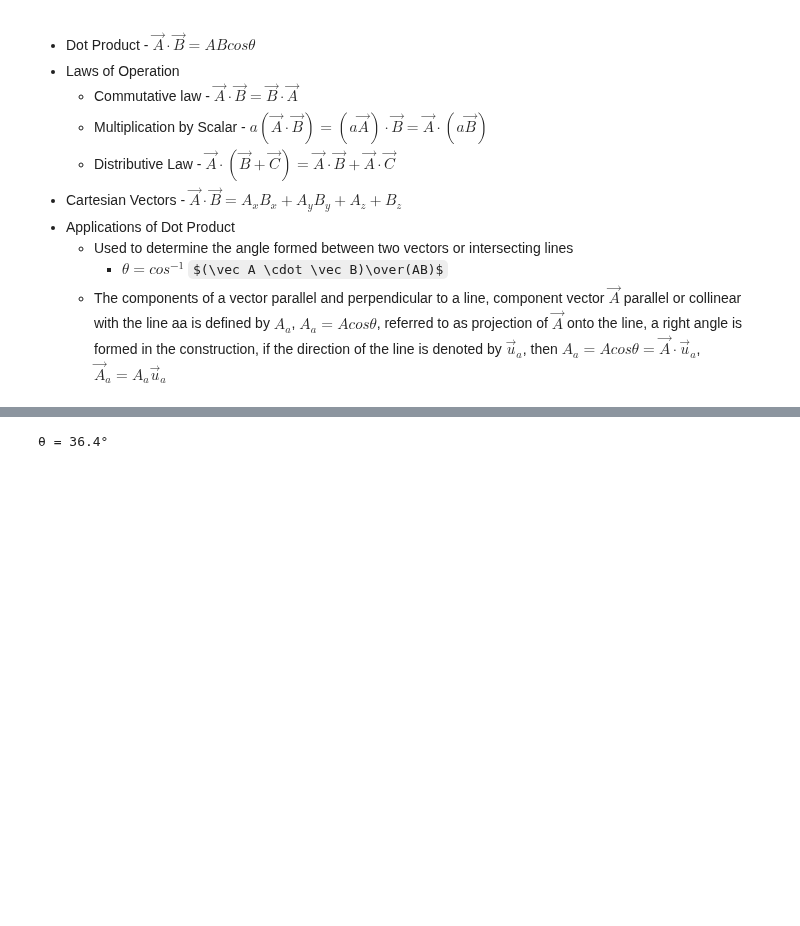
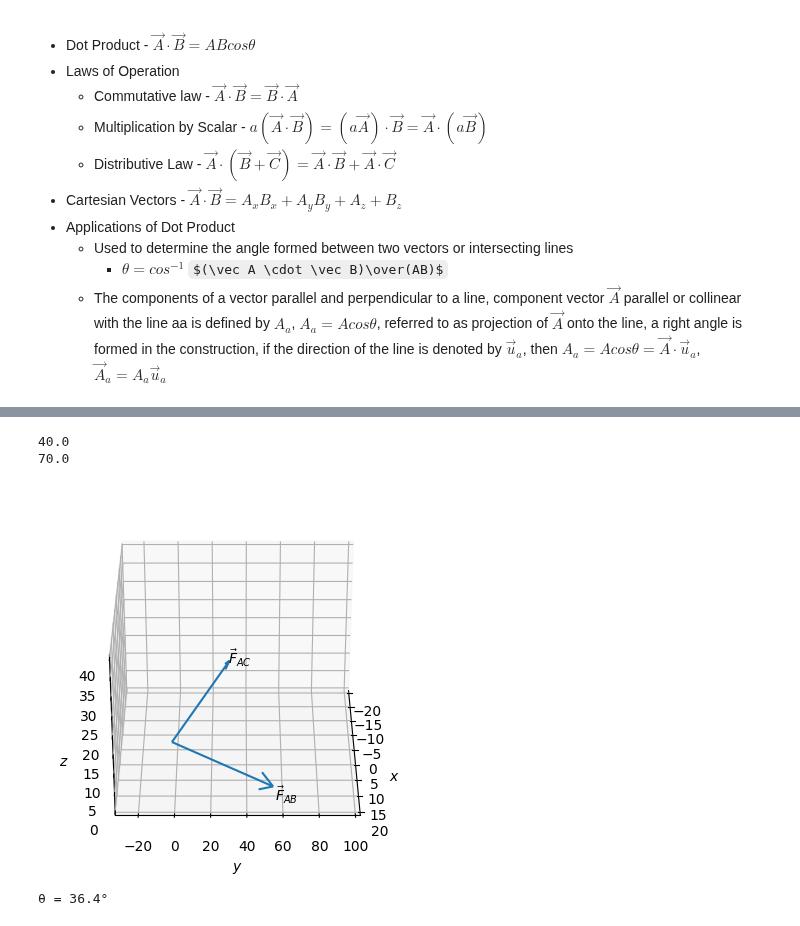
Before and after one commit to michaelhotchkiss/Statics, a Jupyter notebook: Chapter 2 - Force Vectors.ipynb, the cells around one changed output, grey strips where cells are left out. Drawn from its saved outputs; the diff is of its cells as text; code cells hidden in the pictures; some formulas as TeX source; blank space fills up the shorter version.

Commit message:
Added 3d arrow drawing and unit vector calculation functions

```diff
--- a/Chapter 2 - Force Vectors.ipynb
+++ b/Chapter 2 - Force Vectors.ipynb
@@ -223,6 +141,51 @@ F_DA = (-52.08î + -156.23ĵ + 364.53k̂) lb
 ## Problem 114
 Determine the angle u between the two cables.
 <img src="pictures\problem_2_114.png" width="512"/>
+# %%
+import matplotlib.pyplot as plt
+from mpl_toolkits.mplot3d import Axes3D
+from draw_functions import calculate_force_components, draw_3d_arrow
+import numpy as np
+
+# Create a 3D plot
+fig = plt.figure()
+ax = fig.add_subplot(111, projection='3d')
+
+points = {
+    'A': np.array([2, -3, 3]),
+    'B': np.array([0, 3, 0]),
+    'C': np.array([-2, 3, 4])
+}
+
+vectors = {
+    'AC': {'origin': points['A'], 'directed point': points['C'], 'magnitude': 40},
+    'AB': {'origin': points['A'], 'directed point':points['B'], 'magnitude': 70}
+}
+
+for label, vector in vectors.items():
+    force_vector = calculate_force_components(vector['origin'], vector['directed point'], vector['magnitude'])
+    draw_3d_arrow(vector['origin'], force_vector, r'$\vec{F}_{'+label+r'}$', ax)
+
+
+# Set plot limits
+ax.set_xlim([-20, 20])
+ax.set_ylim([-30, 100])
+ax.set_zlim([0, 40])
+
+# Set labels
+ax.set_xlabel(r'$x$')
+ax.set_ylabel(r'$y$')
+ax.set_zlabel(r'$z$')
+
+# Set perspective
+ax.view_init(elev=30, azim=0)
+
+# Show the plot
+plt.show()
+# %% [output]
+40.0
+70.0
+[figure, added]
 # %%
 position_vector_A = np.array((2,-3,3))
 position_vector_B = np.array((0,3,0))
```
Also changed, not shown: parts of 4 cells of this notebook, 1 other file.
